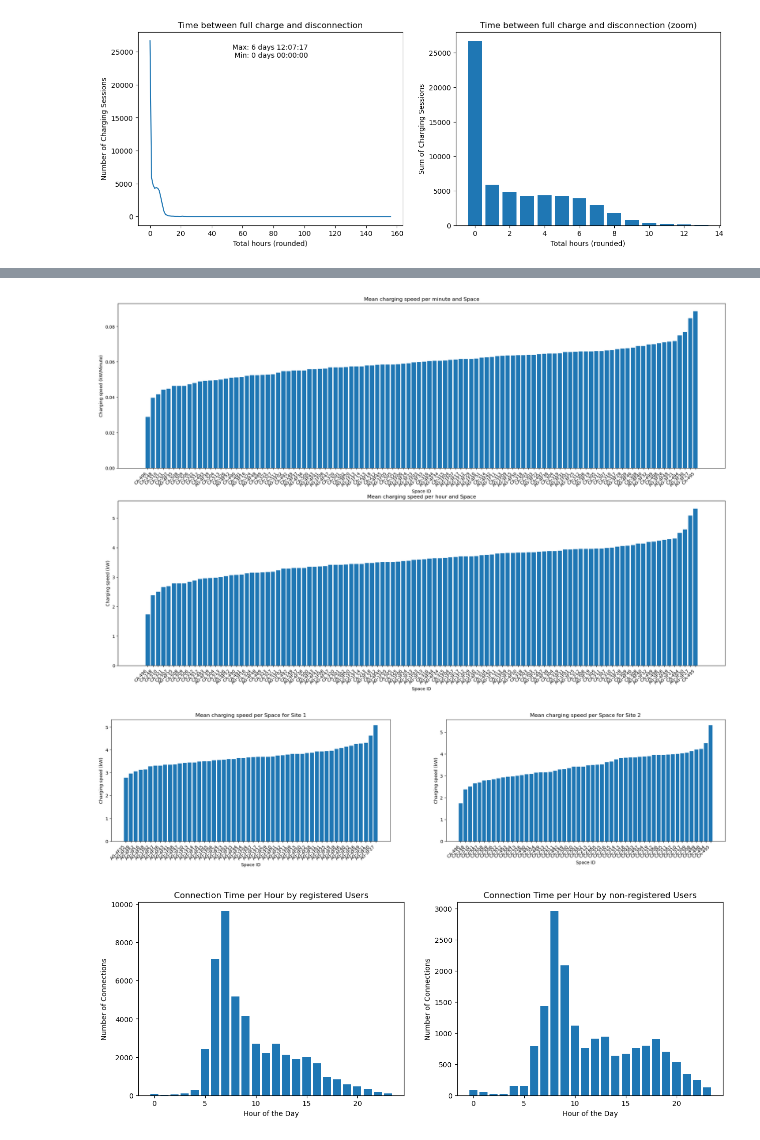
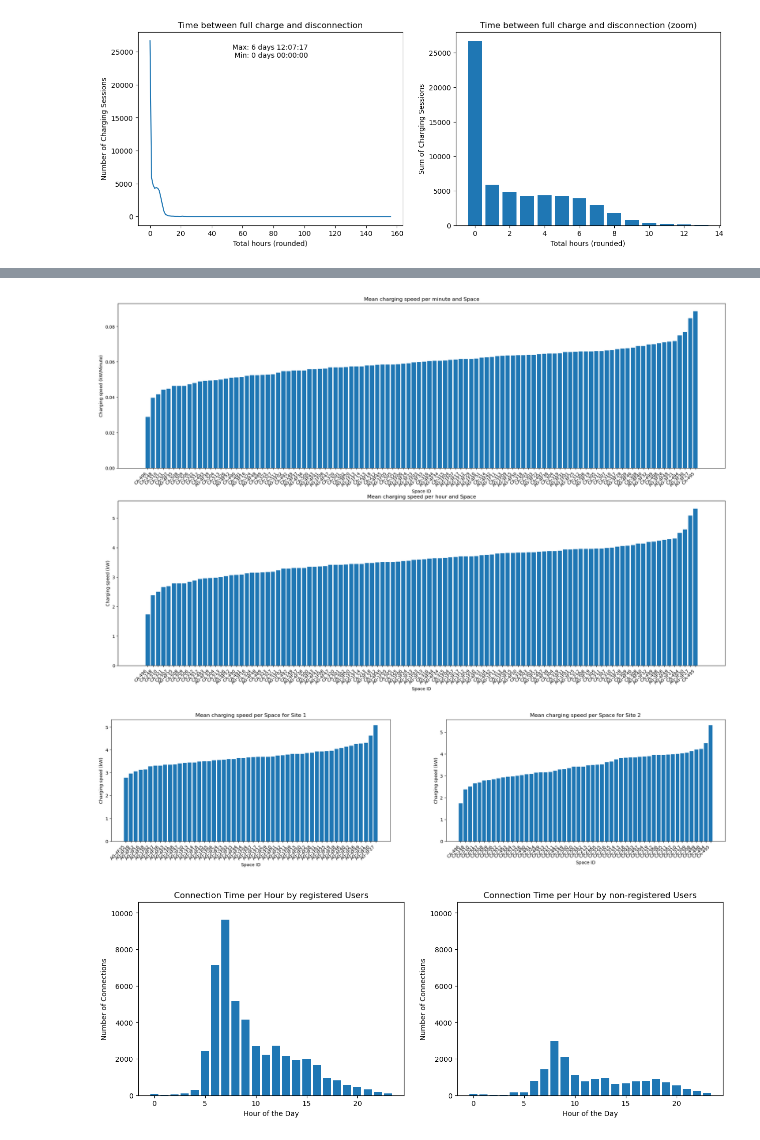
Before and after one commit to emitterl/AA-project-team-6, a Jupyter notebook: emmassandbox.ipynb, the cells around one changed output, grey strips where cells are left out. Saved outputs shown, nothing was run; the diff lists cells and outputs as text; code cells hidden in the pictures.

```diff
--- a/emmassandbox.ipynb
+++ b/emmassandbox.ipynb
@@ -187,7 +187,7 @@ axs[1, 0].set_title('Overlaid view')
 axs[1, 0].legend()
 
 # Difference of disconnect and doneCharging time equals zero with a different scale
-axs[1, 1].bar(diff_connection_zero_count.index, diff_connection_zero_count.values)
+axs[1, 1].bar(diff_connection_zero_count.index, diff_connection_zero_count.values, color='red')
 axs[1, 1].set_xlabel('Difference of delivered and requested kWh')
 axs[1, 1].set_ylabel('Total number')
 axs[1, 1].set_title('Disconnected after full charge (zoom)')
@@ -268,27 +268,31 @@ plt.show()
 
 # KPI - registered and non-registered users
 
-# Create new Dataframe with values where userInputs are provided
-rows_without_userInputs = merged_df.loc[merged_df.modifiedAt.isna() | (merged_df.modifiedAt == '')].copy()
+# Create new Dataframes for registered and non-registered users
+rows_with_userId = merged_df.loc[merged_df.userID != 'nan'].copy()
+rows_without_userId = merged_df.loc[merged_df.userID == 'nan'].copy()
 
-# Berechnen der Anzahl der Verbindungen pro Stunde für jede Site
-connection_counts_userInputs = rows_with_userInputs['connectionTime'].dt.hour.value_counts().sort_index()
-connection_counts_noUserInputs = rows_without_userInputs['connectionTime'].dt.hour.value_counts().sort_index()
+# Calculate number of connected registered and non-registered users each hour
+connection_counts_userId = rows_with_userId['connectionTime'].dt.hour.value_counts().sort_index()
+connection_counts_noUserId = rows_without_userId['connectionTime'].dt.hour.value_counts().sort_index()
 
 ## Plot
 fig, axs = plt.subplots(1, 2, figsize=(15, 5))
+maxY = connection_counts_userId.values.max()+(connection_counts_userId.values.max()/10)
 
 # Connection Time per Hour by registered Users
-axs[0].bar(connection_counts_userInputs.index, connection_counts_userInputs.values)
+axs[0].bar(connection_counts_userId.index, connection_counts_userId.values)
 axs[0].set_xlabel('Hour of the Day')
 axs[0].set_ylabel('Number of Connections')
 axs[0].set_title('Connection Time per Hour by registered Users')
+axs[0].set_ylim(0, maxY)
 
 # Connection Time per Hour by non-registered Users
-axs[1].bar(connection_counts_noUserInputs.index, connection_counts_noUserInputs.values)
+axs[1].bar(connection_counts_noUserId.index, connection_counts_noUserId.values)
 axs[1].set_xlabel('Hour of the Day')
 axs[1].set_ylabel('Number of Connections')
 axs[1].set_title('Connection Time per Hour by non-registered Users')
+axs[1].set_ylim(0, maxY)
 
 plt.show()
 # %% [output]
@@ -297,3 +301,3 @@ plt.show()
 [figure]
 [figure]
-[figure, old version]
+[figure, new version]
```
Also changed, not shown: parts of 1 cell of this notebook, 3 other files.
